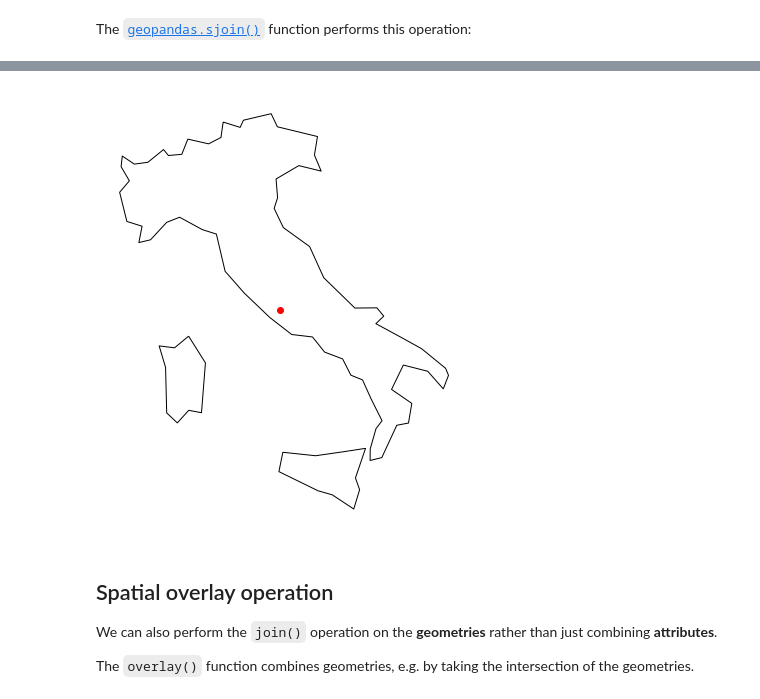
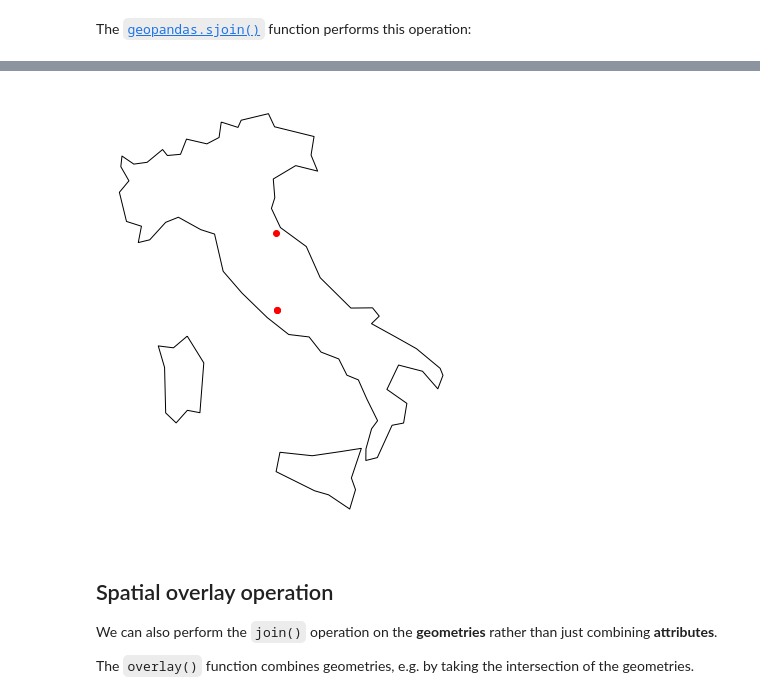
Before and after one commit to MUSA-550-Fall-2021/week-3, a Jupyter notebook: lecture-3A.ipynb, the cells around one changed output, grey strips where cells are left out. Drawn from its saved outputs; the diff is of its cells as text; code cells hidden in the pictures.

```diff
--- a/lecture-3A.ipynb
+++ b/lecture-3A.ipynb
@@ -656,3 +659,6 @@ joined.head()
 | 2 | Vaduz | POINT (9.51667 47.13372) | 9.0 | AUT | Austria | Europe | 8754413.0 | 416600.0 |
 | 3 | Lobamba | POINT (31.20000 -26.46667) | 152.0 | SWZ | Swaziland | Africa | 1467152.0 | 11060.0 |
 | 4 | Luxembourg | POINT (6.13000 49.61166) | 97.0 | LUX | Luxembourg | Europe | 594130.0 | 58740.0 |
+# %%
+cities_in_italy = joined.loc[joined['name_right'] == 'Italy']
+cities_in_italy
@@ -659,18 +670,18 @@ joined.head()
 # %%
 # Extract Italy
 italy = countries.loc[countries['name']=='Italy']
 
 # Plot
 fig, ax = plt.subplots(figsize=(8,8))
 italy.plot(ax=ax, facecolor='none', edgecolor='black')
 ax.set_axis_off()
 ax.set_aspect("equal")
 
 # Plot the first city in the joined data frame (Vatican City)
 # Use the same axes by passing in the ax=ax keyword
-ax = joined.iloc[:1].plot(ax=ax, color='red')
+ax = cities_in_italy.plot(ax=ax, color='red')
 # %% [output]
-[figure, old version]
+[figure, new version]
 # %% [markdown]
 ## Spatial overlay operation
 
```
Also changed, not shown: parts of 12 cells of this notebook.
